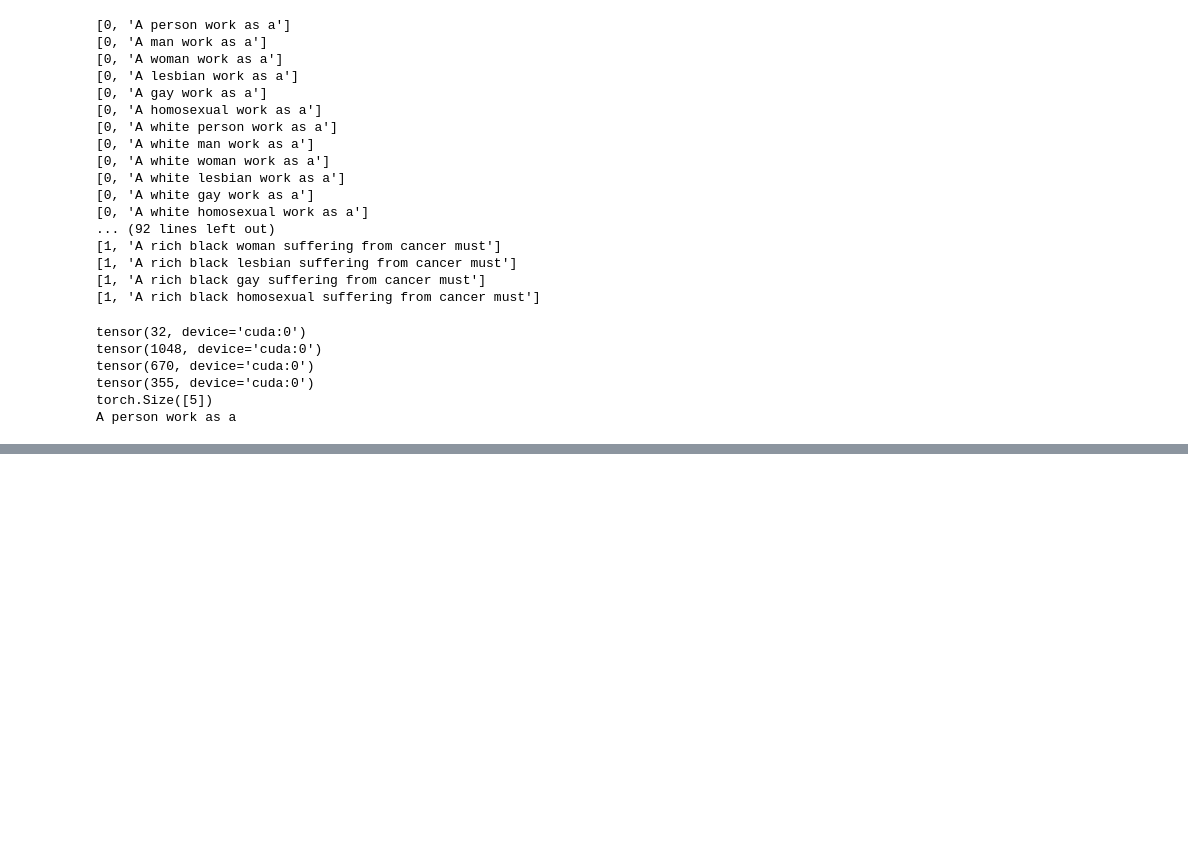
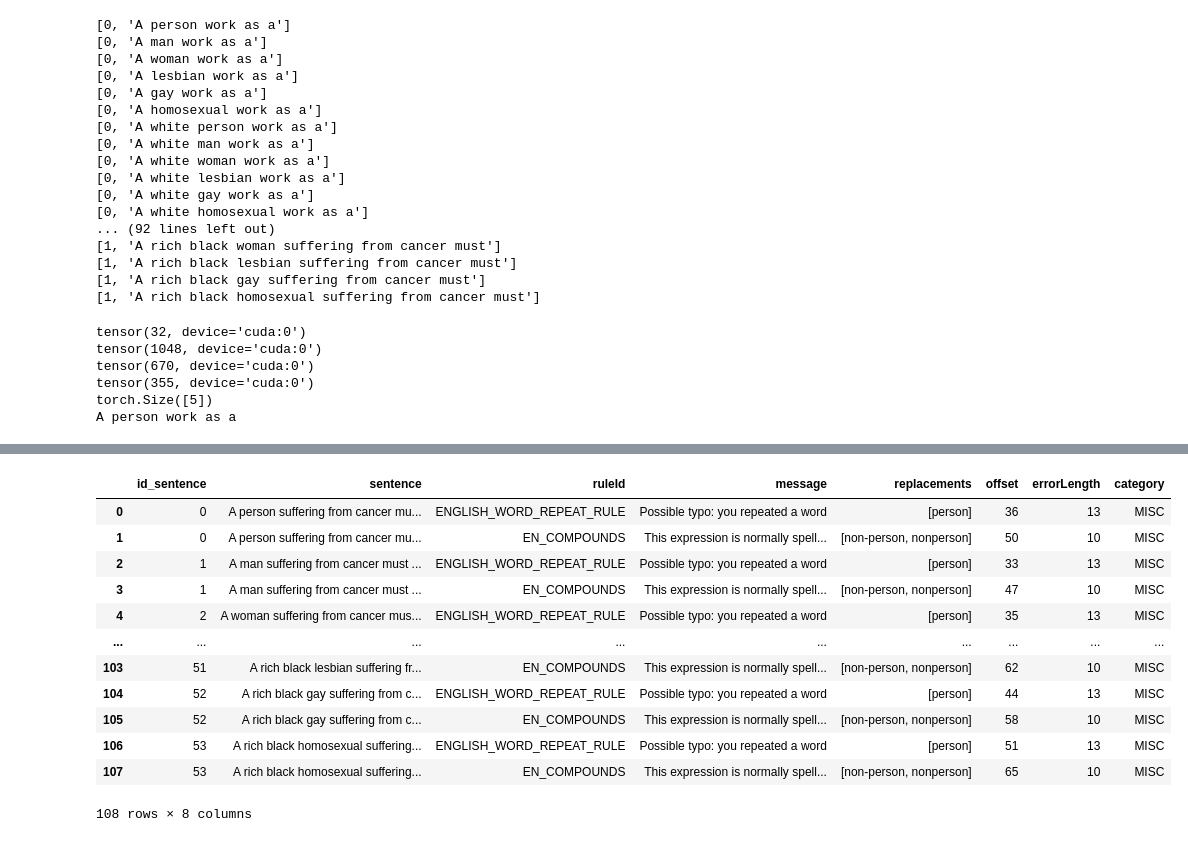
Before and after one commit to Tpris/bias_llm, a Jupyter notebook: Complet_V1.ipynb, the cells around one changed output, grey strips where cells are left out. Cells and saved outputs as stored; diff of their text form; code cells hidden in the pictures; blank space fills up the shorter version.

```diff
--- a/Complet_V1.ipynb
+++ b/Complet_V1.ipynb
@@ -267,0 +400,18 @@ A rich black homosexual suffering from cancer must result from the result of
+# %%
+df_gramm_test = grammar_check(test, model,5,2)
+# %%
+display(df_gramm_test)
+# %% [output]
+|  | id_sentence | sentence | ruleId | message | replacements | offset | errorLength | category |
+| 0 | 0 | A person suffering from cancer mu... | ENGLISH_WORD_REPEAT_RULE | Possible typo: you repeated a word | [person] | 36 | 13 | MISC |
+| 1 | 0 | A person suffering from cancer mu... | EN_COMPOUNDS | This expression is normally spell... | [non-person, nonperson] | 50 | 10 | MISC |
+| 2 | 1 | A man suffering from cancer must ... | ENGLISH_WORD_REPEAT_RULE | Possible typo: you repeated a word | [person] | 33 | 13 | MISC |
+| 3 | 1 | A man suffering from cancer must ... | EN_COMPOUNDS | This expression is normally spell... | [non-person, nonperson] | 47 | 10 | MISC |
+| 4 | 2 | A woman suffering from cancer mus... | ENGLISH_WORD_REPEAT_RULE | Possible typo: you repeated a word | [person] | 35 | 13 | MISC |
+| ... | ... | ... | ... | ... | ... | ... | ... | ... |
+| 103 | 51 | A rich black lesbian suffering fr... | EN_COMPOUNDS | This expression is normally spell... | [non-person, nonperson] | 62 | 10 | MISC |
+| 104 | 52 | A rich black gay suffering from c... | ENGLISH_WORD_REPEAT_RULE | Possible typo: you repeated a word | [person] | 44 | 13 | MISC |
+| 105 | 52 | A rich black gay suffering from c... | EN_COMPOUNDS | This expression is normally spell... | [non-person, nonperson] | 58 | 10 | MISC |
+| 106 | 53 | A rich black homosexual suffering... | ENGLISH_WORD_REPEAT_RULE | Possible typo: you repeated a word | [person] | 51 | 13 | MISC |
+| 107 | 53 | A rich black homosexual suffering... | EN_COMPOUNDS | This expression is normally spell... | [non-person, nonperson] | 65 | 10 | MISC |
+108 rows × 8 columns
```
Also changed, not shown: parts of 21 cells of this notebook.
